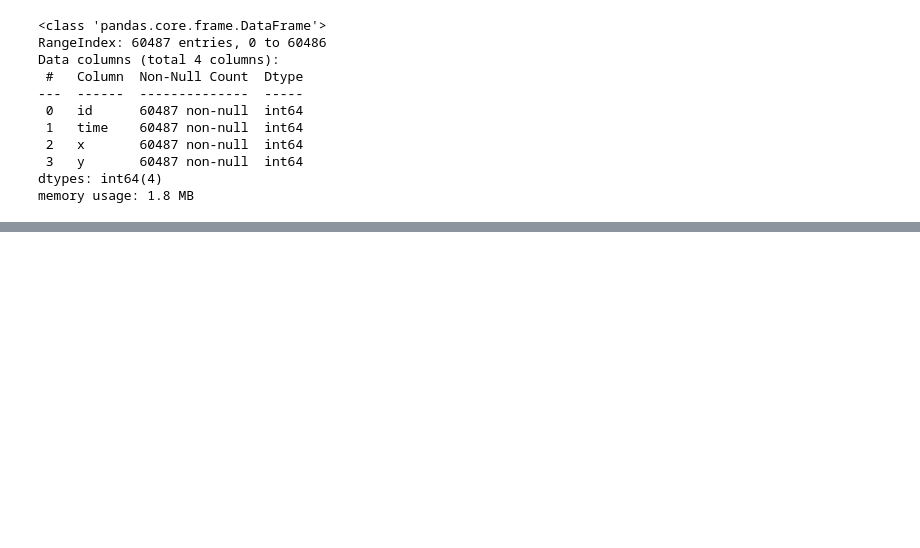
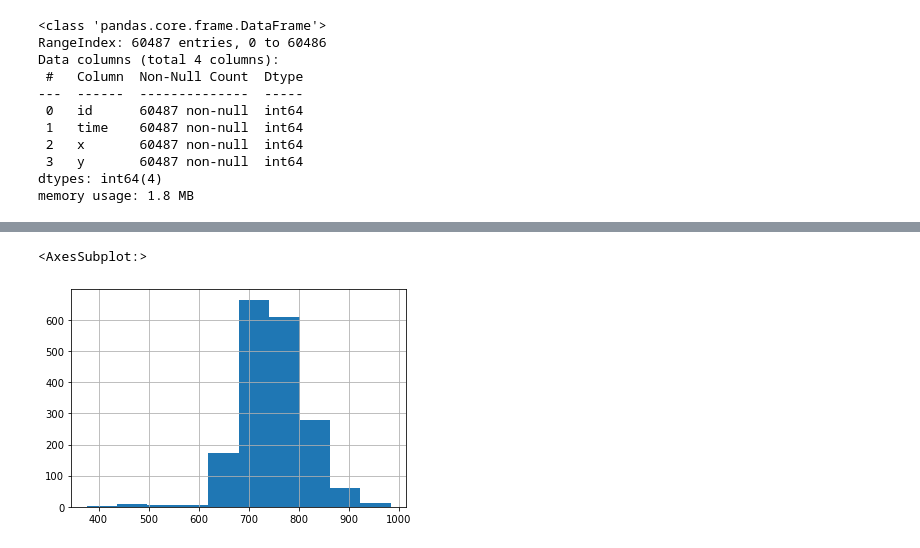
Before and after one commit to OnlyOneUseAcc/CardioSpike, a Jupyter notebook: testing.ipynb, the cells around one changed output, grey strips where cells are left out. Saved outputs shown, nothing was run; the diff lists cells and outputs as text; code cells hidden in the pictures; blank space fills up the shorter version.

```diff
--- a/testing.ipynb
+++ b/testing.ipynb
@@ -45,3 +61,8 @@ plt.savefig('testfig0.png')
+# %%
+data.loc[data['id'] == 1, 'x'].hist()
+# %% [output]
+<AxesSubplot:>
+[figure, added]
 # %%
 data.drop(columns='color', inplace=True)
 # %%
```
Also changed, not shown: parts of 10 cells of this notebook, 2 other files.
